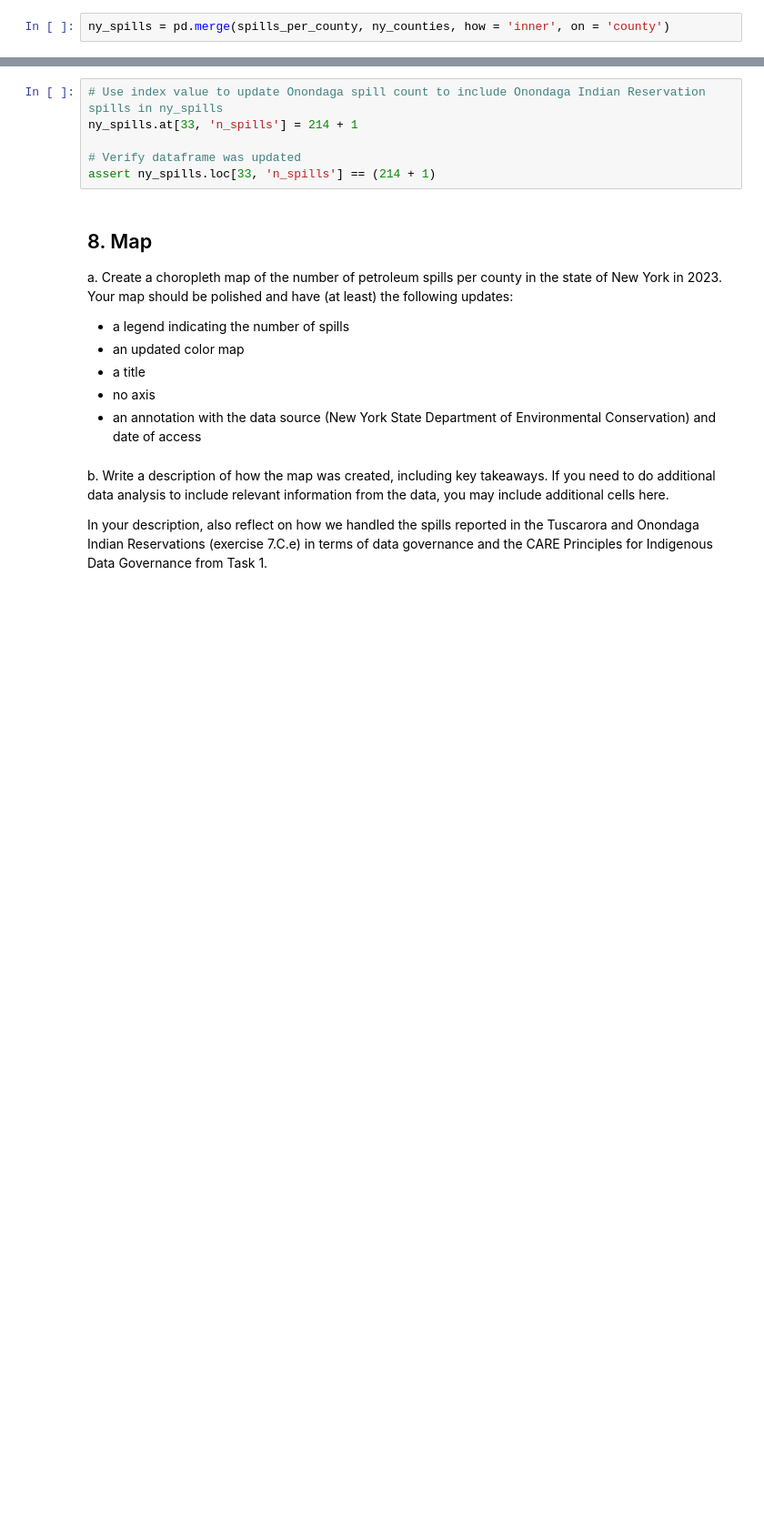
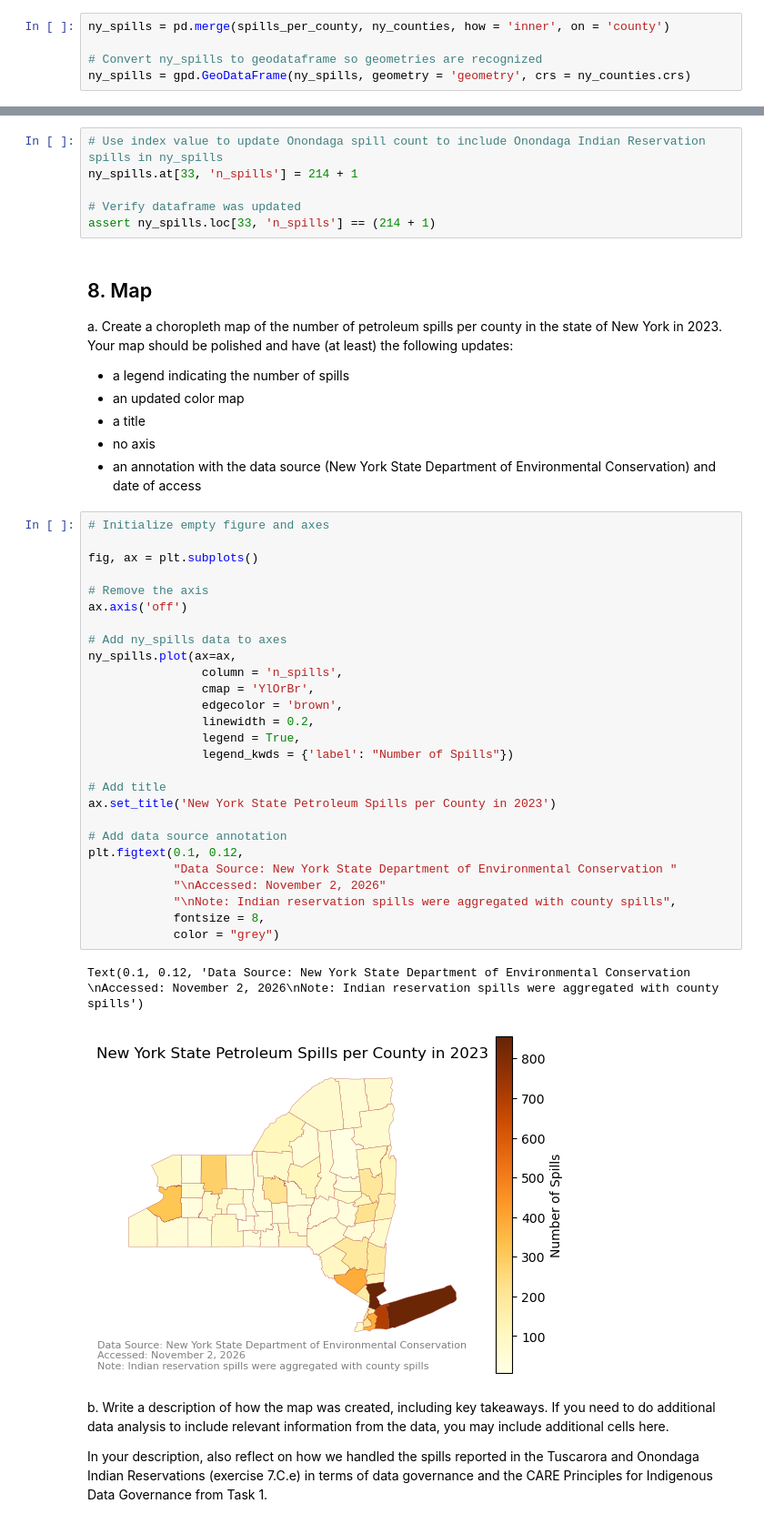
Before and after one commit to pr-scilla/eds220-hwk3, a Jupyter notebook: hwk3-task2-spills.ipynb, the cells around one changed output, grey strips where cells are left out. Shown at 91% size. Saved outputs shown, nothing was run; the diff lists cells and outputs as text; blank space fills up the shorter version.

```diff
--- a/hwk3-task2-spills.ipynb
+++ b/hwk3-task2-spills.ipynb
@@ -582,6 +594,9 @@ ny_counties = ny_counties.rename(columns = {'county_name' : 'county'})
 b. Store the inner join of the `spills_per_county` and `ny_counties` dataframes in a new variable named `ny_spills`.
 # %%
 ny_spills = pd.merge(spills_per_county, ny_counties, how = 'inner', on = 'county')
+
+# Convert ny_spills to geodataframe so geometries are recognized
+ny_spills = gpd.GeoDataFrame(ny_spills, geometry = 'geometry', crs = ny_counties.crs)
 # %% [markdown]
 <!-- BEGIN QUESTION -->
 
@@ -656,6 +671,36 @@ Your map should be polished and have (at least) the following updates:
 - a title
 - no axis
 - an annotation with the data source (New York State Department of Environmental Conservation) and date of access
+# %%
+# Initialize empty figure and axes
+
+fig, ax = plt.subplots()
+
+# Remove the axis
+ax.axis('off')
+
+# Add ny_spills data to axes
+ny_spills.plot(ax=ax,
+                column = 'n_spills',
+                cmap = 'YlOrBr',
+                edgecolor = 'brown',
+                linewidth = 0.2,
+                legend = True,
+                legend_kwds = {'label': "Number of Spills"})
+
+# Add title
+ax.set_title('New York State Petroleum Spills per County in 2023')
+
+# Add data source annotation
+plt.figtext(0.1, 0.12,
+            "Data Source: New York State Department of Environmental Conservation "
+            "\nAccessed: November 2, 2026"
+            "\nNote: Indian reservation spills were aggregated with county spills",
+            fontsize = 8,
+            color = "grey")
+# %% [output]
+Text(0.1, 0.12, 'Data Source: New York State Department of Environmental Conservation \nAccessed: November 2, 2026\nNote: Indian reservation spills were aggregated with county spills')
+[figure, added]
 # %% [markdown]
 b. Write a description of how the map was created, including key takeaways. If you need to do additional data analysis to include relevant information from the data, you may include additional cells here.
 
```
Also changed, not shown: parts of 7 cells of this notebook.
